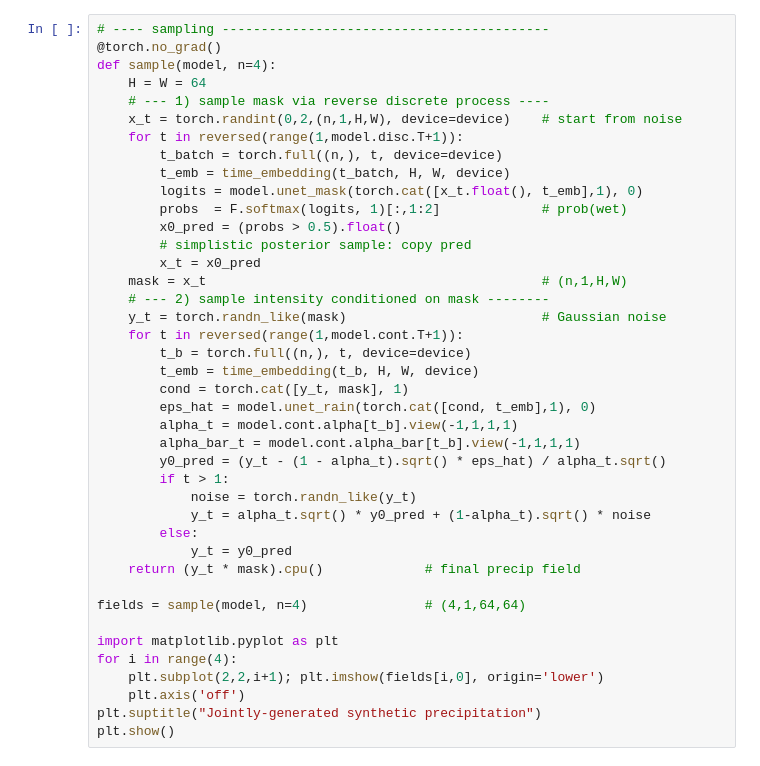
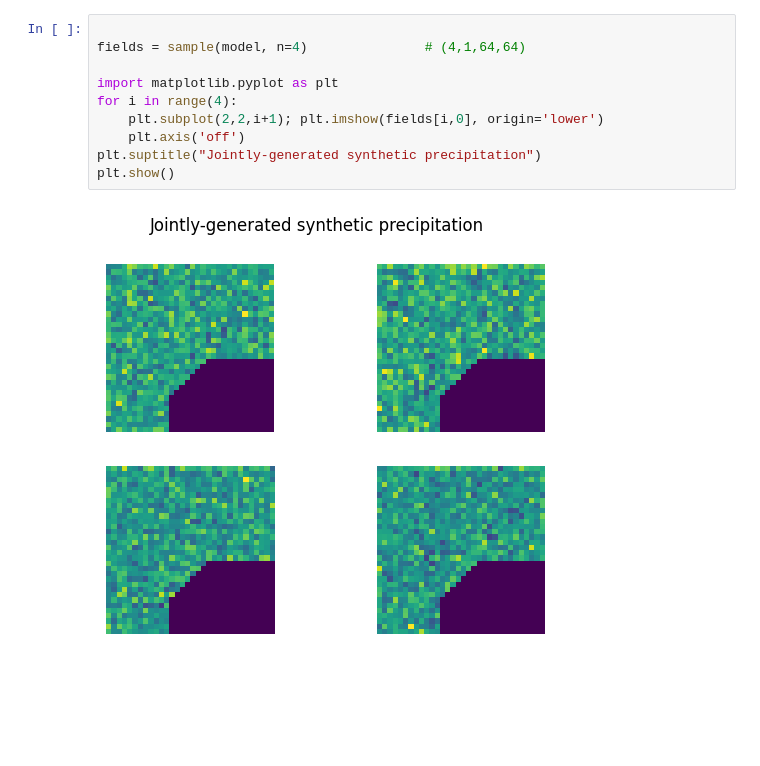
Before and after one commit to mgironamata/gen-rain, a Jupyter notebook: notebook.ipynb, the cells around one changed output. Cells and saved outputs as stored; diff of their text form; blank space fills up the shorter version.

Commit message:
sampling

```diff
--- a/notebook.ipynb
+++ b/notebook.ipynb
@@ -61,41 +66,12 @@ Epoch 10: Lmask=0.6080 | Lamt=0.7452
 # %%
-# ---- sampling ------------------------------------------
-@torch.no_grad()
-def sample(model, n=4):
-    H = W = 64
-    # --- 1) sample mask via reverse discrete process ----
-    x_t = torch.randint(0,2,(n,1,H,W), device=device)    # start from noise
-    for t in reversed(range(1,model.disc.T+1)):
-        t_batch = torch.full((n,), t, device=device)
-        t_emb = time_embedding(t_batch, H, W, device)
-        logits = model.unet_mask(torch.cat([x_t.float(), t_emb],1), 0)
-        probs  = F.softmax(logits, 1)[:,1:2]             # prob(wet)
-        x0_pred = (probs > 0.5).float()
-        # simplistic posterior sample: copy pred
-        x_t = x0_pred
-    mask = x_t                                           # (n,1,H,W)
-    # --- 2) sample intensity conditioned on mask --------
-    y_t = torch.randn_like(mask)                         # Gaussian noise
-    for t in reversed(range(1,model.cont.T+1)):
-        t_b = torch.full((n,), t, device=device)
-        t_emb = time_embedding(t_b, H, W, device)
-        cond = torch.cat([y_t, mask], 1)
-        eps_hat = model.unet_rain(torch.cat([cond, t_emb],1), 0)
-        alpha_t = model.cont.alpha[t_b].view(-1,1,1,1)
-        alpha_bar_t = model.cont.alpha_bar[t_b].view(-1,1,1,1)
-        y0_pred = (y_t - (1 - alpha_t).sqrt() * eps_hat) / alpha_t.sqrt()
-        if t > 1:
-            noise = torch.randn_like(y_t)
-            y_t = alpha_t.sqrt() * y0_pred + (1-alpha_t).sqrt() * noise
-        else:
-            y_t = y0_pred
-    return (y_t * mask).cpu()             # final precip field
 
 fields = sample(model, n=4)               # (4,1,64,64)
 
 import matplotlib.pyplot as plt
 for i in range(4):
     plt.subplot(2,2,i+1); plt.imshow(fields[i,0], origin='lower')
     plt.axis('off')
 plt.suptitle("Jointly-generated synthetic precipitation")
 plt.show()
+# %% [output]
+[figure, added]
```
Also changed, not shown: parts of 7 cells of this notebook, 1 other file.
